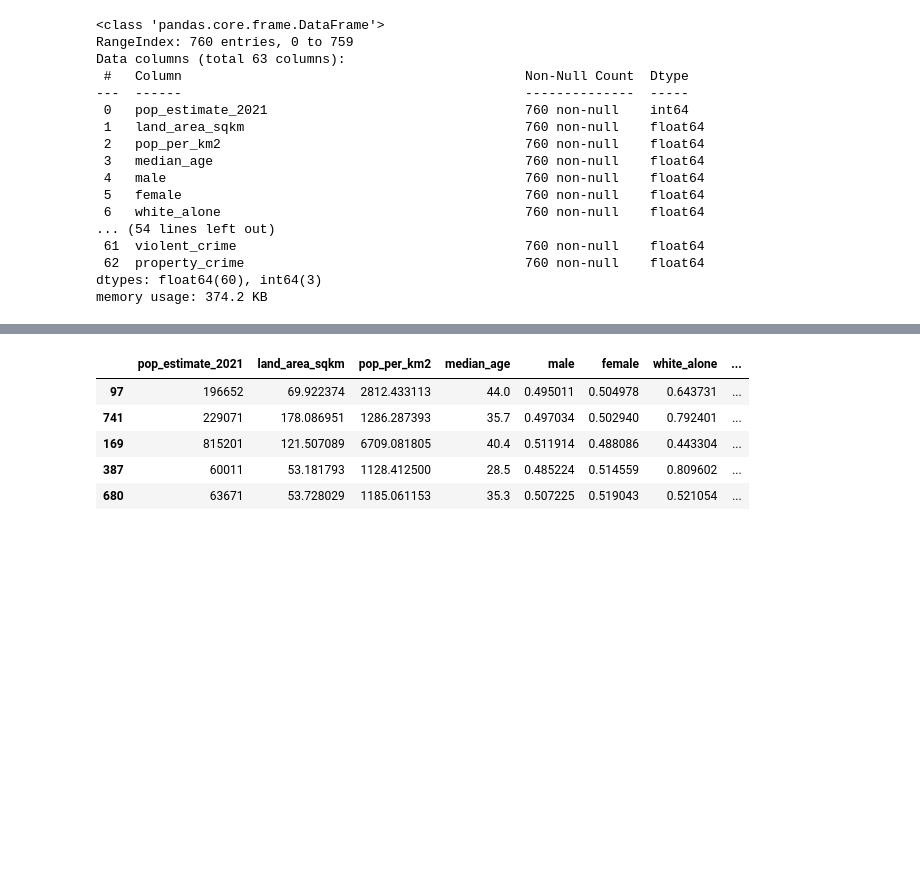
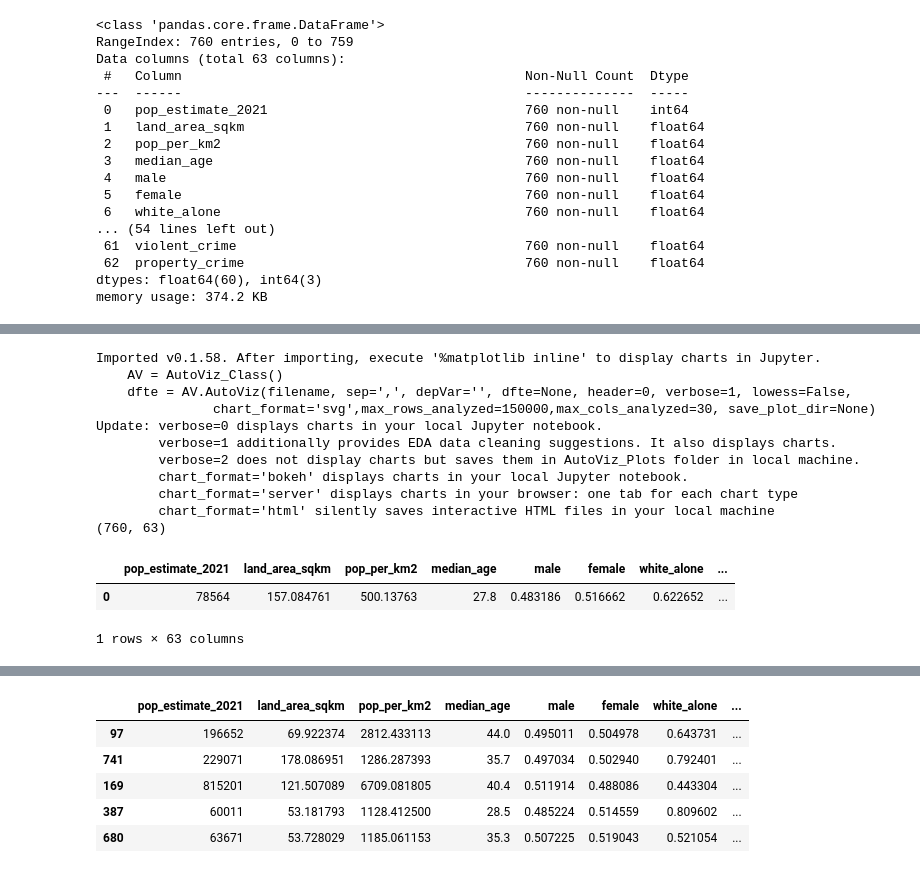
Before and after one commit to chanellee/Walkable-Cities, a Jupyter notebook: data_sources/EDA_Test.ipynb, the cells around one changed output, grey strips where cells are left out. Saved outputs shown, nothing was run; the diff lists cells and outputs as text; code cells hidden in the pictures; blank space fills up the shorter version.

```diff
--- a/data_sources/EDA_Test.ipynb
+++ b/data_sources/EDA_Test.ipynb
@@ -257,0 +287,16 @@ memory usage: 374.2 KB
+# %%
+from autoviz.AutoViz_Class import AutoViz_Class
+
+AV = AutoViz_Class()
+
+#datapath = 'C:/Users/Ram/Documents/Ram/Data_Sets/'
+datapath = ''
+filename = 'C:/Users/daklu/Documents/GitHub/Walkable-Cities/data_sources/walkable-visualization.csv'
+sep = ','
+target = 'walk_score'
+
+df_copy = pd.read_csv(datapath+filename,sep=sep)
+dft = df_copy[:]
+print(df_copy.shape)
+df_copy.head(1)
+# %% [output]
@@ -257,0 +305,14 @@ memory usage: 374.2 KB
+Imported v0.1.58. After importing, execute '%matplotlib inline' to display charts in Jupyter.
+    AV = AutoViz_Class()
+    dfte = AV.AutoViz(filename, sep=',', depVar='', dfte=None, header=0, verbose=1, lowess=False,
+               chart_format='svg',max_rows_analyzed=150000,max_cols_analyzed=30, save_plot_dir=None)
+Update: verbose=0 displays charts in your local Jupyter notebook.
+        verbose=1 additionally provides EDA data cleaning suggestions. It also displays charts.
+        verbose=2 does not display charts but saves them in AutoViz_Plots folder in local machine.
+        chart_format='bokeh' displays charts in your local Jupyter notebook.
+        chart_format='server' displays charts in your browser: one tab for each chart type
+        chart_format='html' silently saves interactive HTML files in your local machine
+(760, 63)
+|  | pop_estimate_2021 | land_area_sqkm | pop_per_km2 | median_age | male | female | white_alone | ... |
+| 0 | 78564 | 157.084761 | 500.13763 | 27.8 | 0.483186 | 0.516662 | 0.622652 | ... |
+1 rows × 63 columns
```
Also changed, not shown: parts of 10 cells of this notebook, 1 other file.
